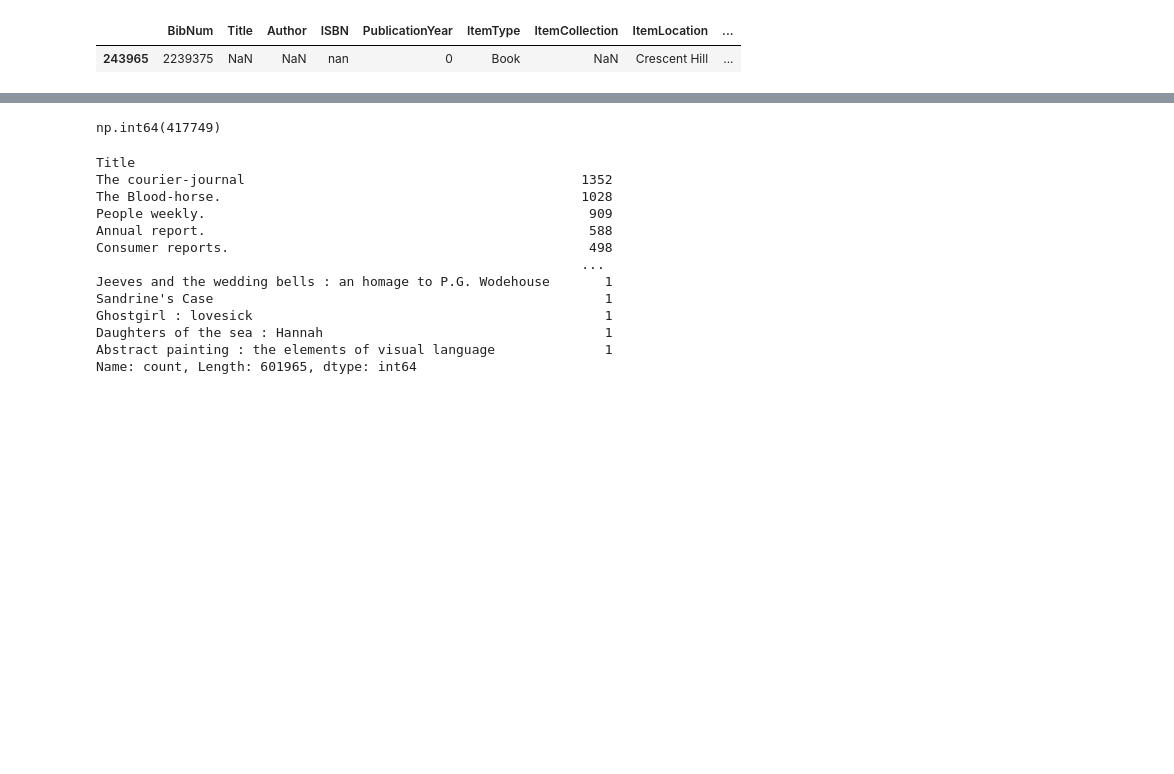
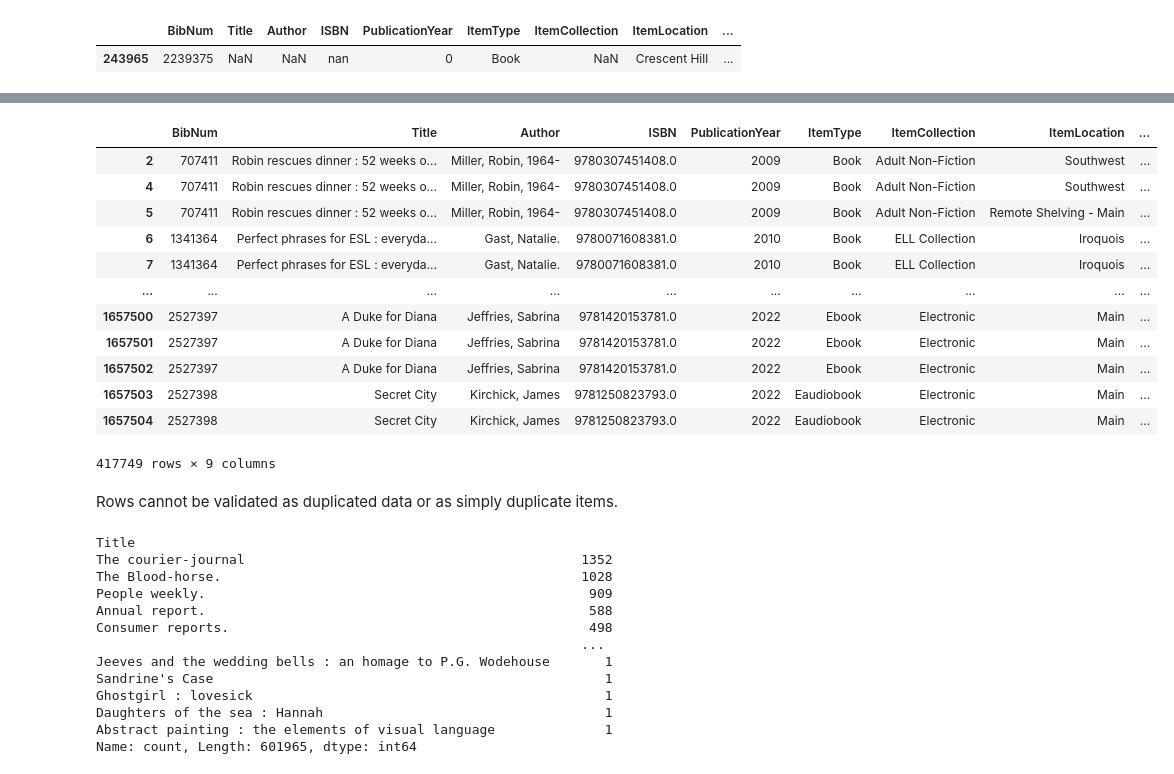
Before and after one commit to btl930/louisville_library_inventory_analysis, a Jupyter notebook: louisville_library_inventory_analysis.ipynb, the cells around one changed output, grey strips where cells are left out. Saved outputs shown, nothing was run; the diff lists cells and outputs as text; code cells hidden in the pictures; blank space fills up the shorter version.

```diff
--- a/louisville_library_inventory_analysis.ipynb
+++ b/louisville_library_inventory_analysis.ipynb
@@ -182,8 +212,24 @@ zero_item_price
 # %%
 #Find duplicated data
-df.duplicated(keep=False).sum()
+duplicated_mask = df.duplicated(keep=False)
+duplicated_rows = df[duplicated_mask]
+duplicated_rows
 # %% [output]
+|  | BibNum | Title | Author | ISBN | PublicationYear | ItemType | ItemCollection | ItemLocation | ... |
+| 2 | 707411 | Robin rescues dinner : 52 weeks o... | Miller, Robin, 1964- | 9780307451408.0 | 2009 | Book | Adult Non-Fiction | Southwest | ... |
+| 4 | 707411 | Robin rescues dinner : 52 weeks o... | Miller, Robin, 1964- | 9780307451408.0 | 2009 | Book | Adult Non-Fiction | Southwest | ... |
+| 5 | 707411 | Robin rescues dinner : 52 weeks o... | Miller, Robin, 1964- | 9780307451408.0 | 2009 | Book | Adult Non-Fiction | Remote Shelving - Main | ... |
+| 6 | 1341364 | Perfect phrases for ESL : everyda... | Gast, Natalie. | 9780071608381.0 | 2010 | Book | ELL Collection | Iroquois | ... |
+| 7 | 1341364 | Perfect phrases for ESL : everyda... | Gast, Natalie. | 9780071608381.0 | 2010 | Book | ELL Collection | Iroquois | ... |
+| ... | ... | ... | ... | ... | ... | ... | ... | ... | ... |
+| 1657500 | 2527397 | A Duke for Diana | Jeffries, Sabrina | 9781420153781.0 | 2022 | Ebook | Electronic | Main | ... |
+| 1657501 | 2527397 | A Duke for Diana | Jeffries, Sabrina | 9781420153781.0 | 2022 | Ebook | Electronic | Main | ... |
+| 1657502 | 2527397 | A Duke for Diana | Jeffries, Sabrina | 9781420153781.0 | 2022 | Ebook | Electronic | Main | ... |
+| 1657503 | 2527398 | Secret City | Kirchick, James | 9781250823793.0 | 2022 | Eaudiobook | Electronic | Main | ... |
+| 1657504 | 2527398 | Secret City | Kirchick, James | 9781250823793.0 | 2022 | Eaudiobook | Electronic | Main | ... |
-np.int64(417749)
+417749 rows × 9 columns
+# %% [markdown]
+Rows cannot be validated as duplicated data or as simply duplicate items.
 # %%
 #Find unique values for qualitative data
 df['Title'].value_counts()
```
Also changed, not shown: parts of 21 cells of this notebook.
